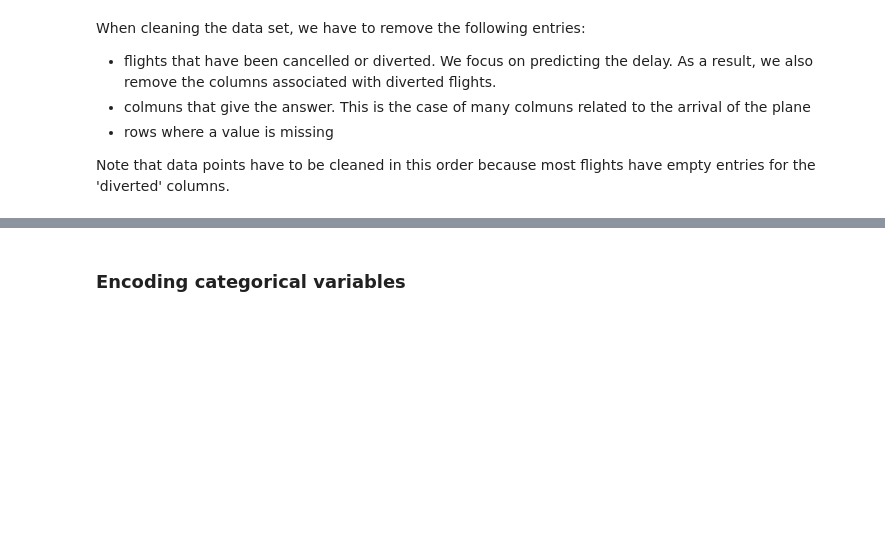
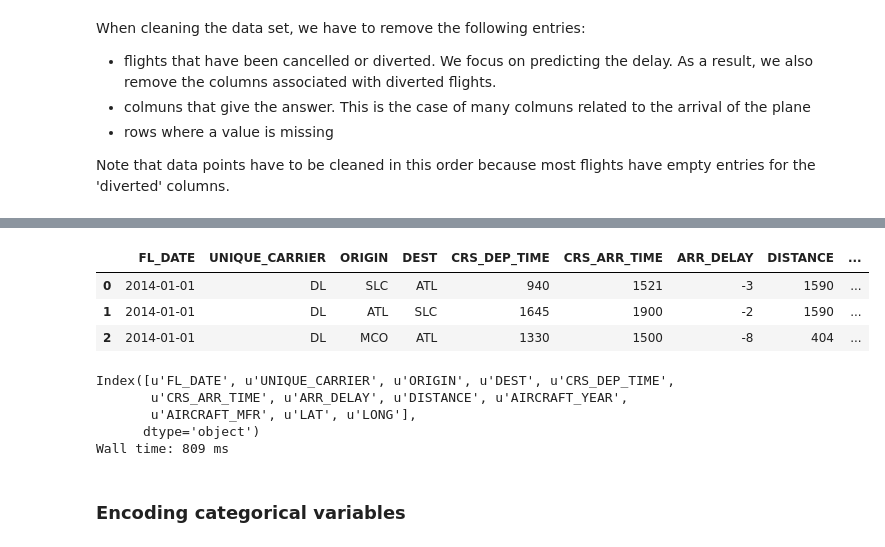
Before and after one commit to LeonhardFS/flightbbq, a Jupyter notebook: 04_PredictiveAnalytics.ipynb, the cells around one changed output, grey strips where cells are left out. Cells and saved outputs as stored; diff of their text form; code cells hidden in the pictures; blank space fills up the shorter version.

```diff
--- a/04_PredictiveAnalytics.ipynb
+++ b/04_PredictiveAnalytics.ipynb
@@ -120,5 +80,7 @@ KeyboardInterrupt:
 # %%
+%%time
 # recover data2014 from cache/predictionData folder
-#file_path = "cache/predictionData/predictionData2014.csv"
-#data2014 = pd.read_json(file_path)
-#data2014.columns
+file_path = "cache/predictionData/predictionData2014.csv"
+data2014 = pd.read_csv(file_path)
+data2014.drop('Unnamed: 0', axis= 1, inplace = True)
+data2014.columns
@@ -133,0 +152,6 @@ size of data set:  439620
+# %%
+%%time
+restrict_airport(data2014, 60*365)
+dataRes = data2014.copy()
+print "number of airports: ", len(set(data2014))
+print "dataset size: ", len(data2014)
@@ -134,2 +167,22 @@ size of data set:  439620
+# %%
+dataRes.head(3)
+# %% [output]
+|  | FL_DATE | UNIQUE_CARRIER | ORIGIN | DEST | CRS_DEP_TIME | CRS_ARR_TIME | ARR_DELAY | DISTANCE | ... |
+| 0 | 2014-01-01 | DL | SLC | ATL | 940 | 1521 | -3 | 1590 | ... |
+| 1 | 2014-01-01 | DL | ATL | SLC | 1645 | 1900 | -2 | 1590 | ... |
+| 2 | 2014-01-01 | DL | MCO | ATL | 1330 | 1500 | -8 | 404 | ... |
+# %%
+%%time
+# recover file
+file_path = "cache/predictionData/dataRes.csv"
+dataRes = pd.read_csv(file_path)
+dataRes.drop('Unnamed: 0', axis= 1, inplace = True)
+print dataRes.columns
+# %% [output]
+Index([u'FL_DATE', u'UNIQUE_CARRIER', u'ORIGIN', u'DEST', u'CRS_DEP_TIME',
+       u'CRS_ARR_TIME', u'ARR_DELAY', u'DISTANCE', u'AIRCRAFT_YEAR',
+       u'AIRCRAFT_MFR', u'LAT', u'LONG'],
+      dtype='object')
+Wall time: 809 ms
 # %% [markdown]
 ### Encoding categorical variables
```
Also changed, not shown: parts of 57 cells of this notebook.
